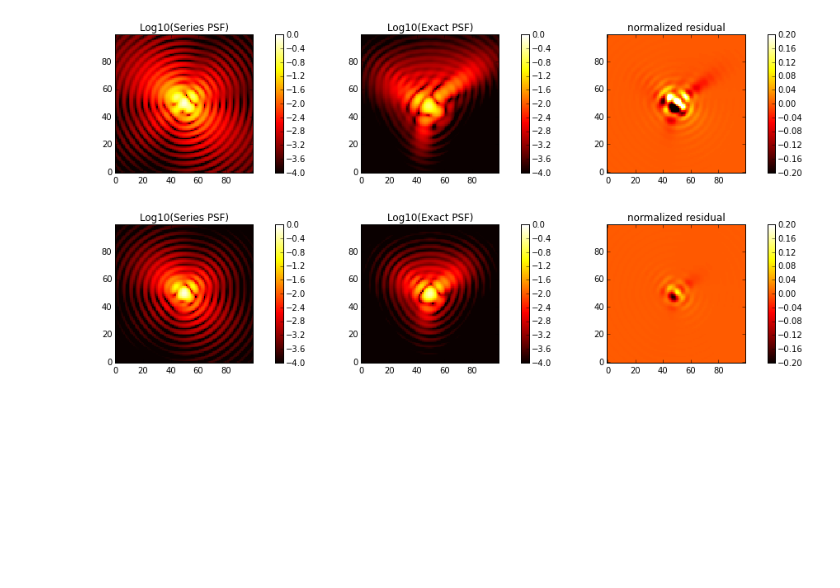
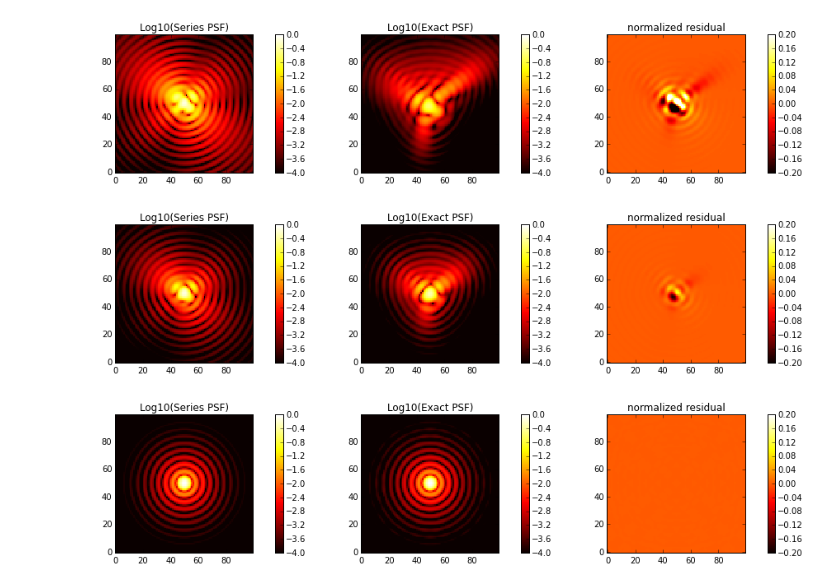
Before and after one commit to jmeyers314/SeriesNotebooks, a Jupyter notebook: LinearOpticalPSF.ipynb, the cells around one changed output. Cells and saved outputs as stored; diff of their text form; code cells hidden in the pictures; blank space fills up the shorter version.

Commit message:
Compare drawImage(method='auto') OpticalPSF and LinearOpticalSeries

```diff
--- a/LinearOpticalPSF.ipynb
+++ b/LinearOpticalPSF.ipynb
@@ -103,3 +103,11 @@ img_series = psf_series.drawImage(nx=100, ny=100, scale=0.2, method='sb')
 plot(img_series.array, img_exact.array)
 # %% [output]
 [figure]
+# %%
+psf_exact = galsim.OpticalPSF(lam_over_diam=1.0, oversampling=4.0)
+psf_series = galsim.LinearOpticalSeries(lam_over_diam=1.0)
+img_exact = psf_exact.drawImage(nx=100, ny=100, scale=0.2)
+img_series = psf_series.drawImage(nx=100, ny=100, scale=0.2)
+plot(img_series.array/img_series.array.max(), img_exact.array/img_exact.array.max())
+# %% [output]
+[figure, added]
```
Also changed, not shown: parts of 5 cells of this notebook.
